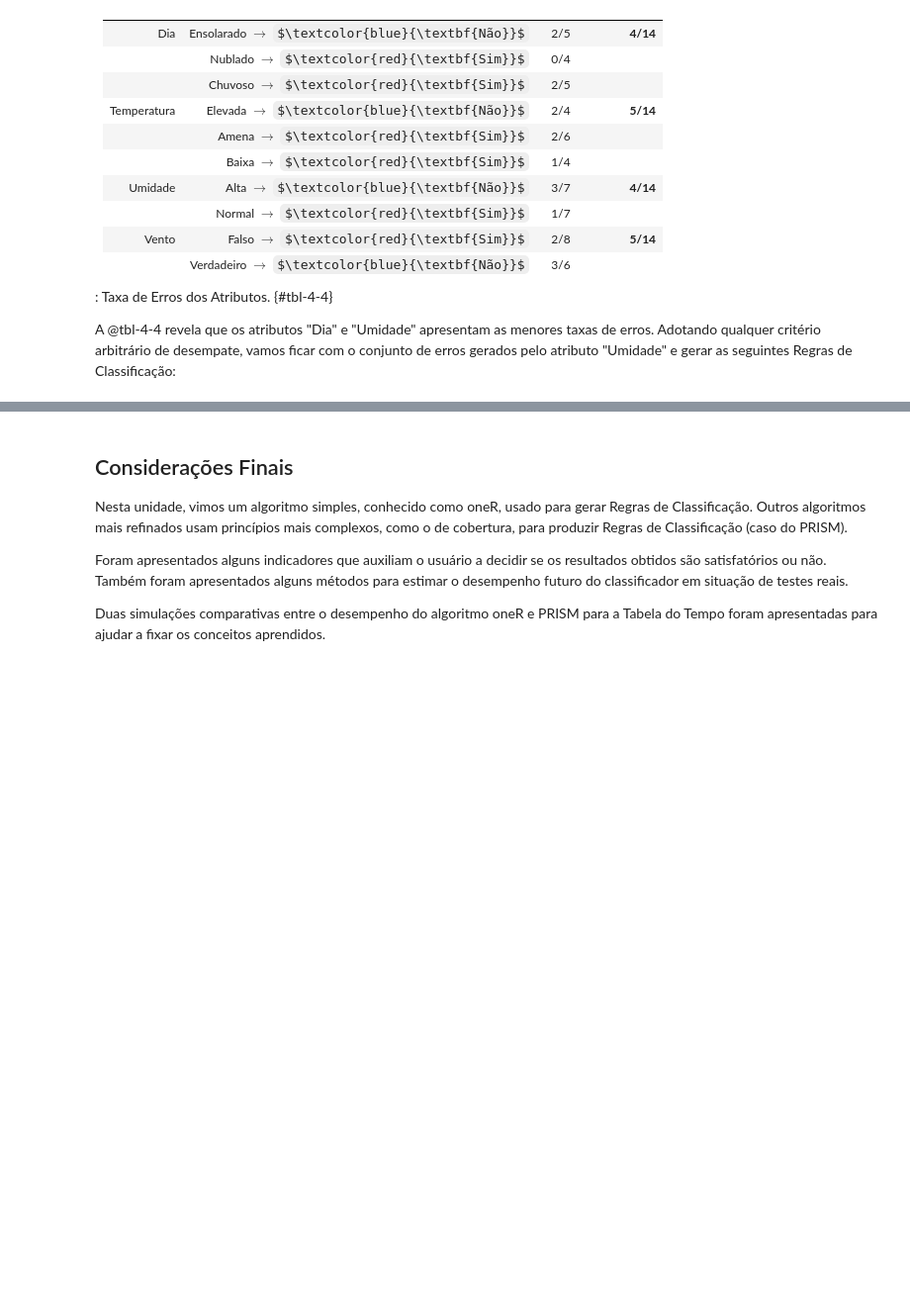
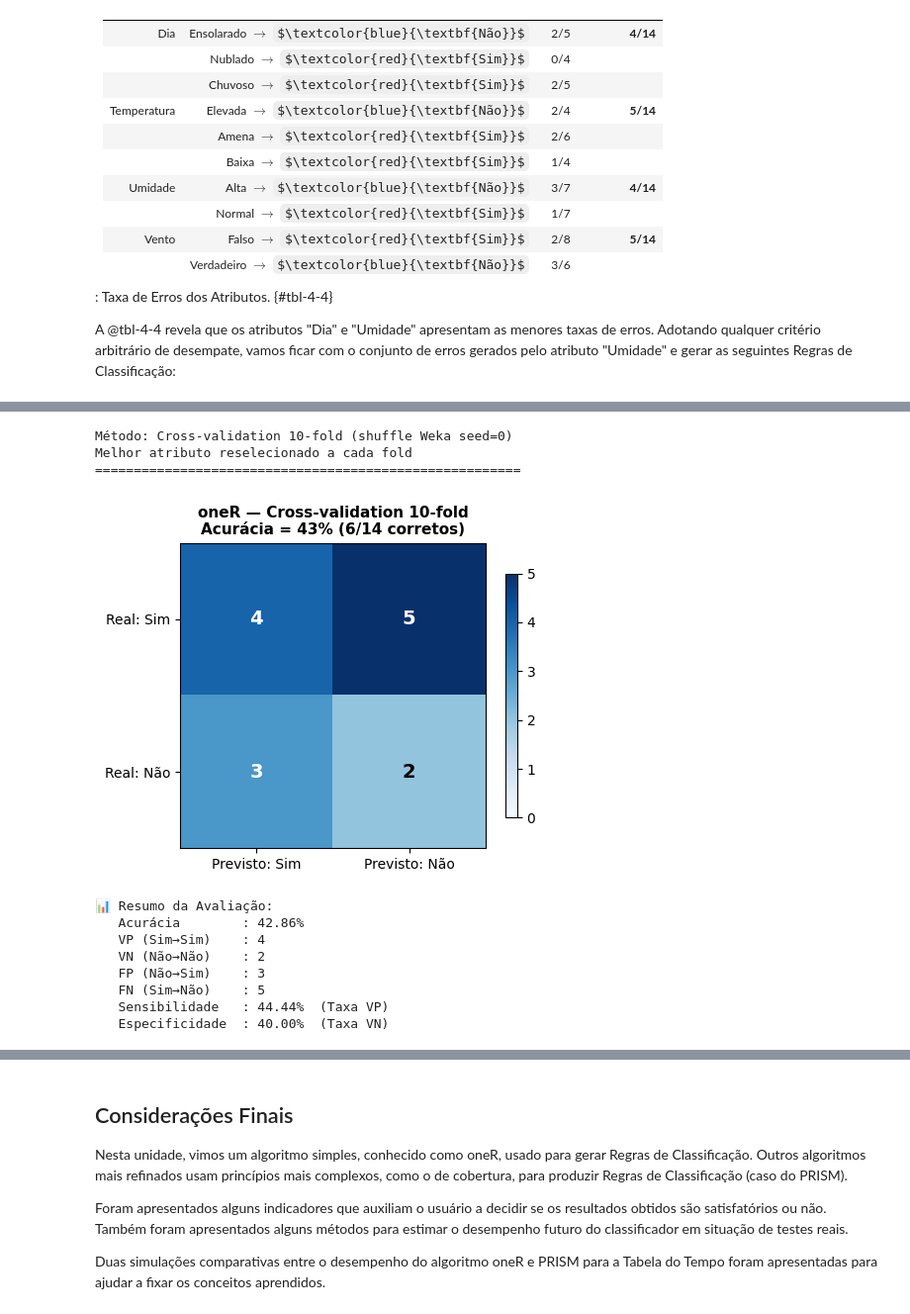
Before and after one commit to fzampirolli/si-md2, a Jupyter notebook: si-md2/cap04/cap04.ipynb, the cells around one changed output, grey strips where cells are left out. Shown at 99% size. Saved outputs shown, nothing was run; the diff lists cells and outputs as text; code cells hidden in the pictures; some formulas as TeX source; blank space fills up the shorter version.

```diff
--- a/si-md2/cap04/cap04.ipynb
+++ b/si-md2/cap04/cap04.ipynb
@@ -588,0 +897,63 @@ Nesta série de simulações, o algoritmo *PRISM* produziu um classificador com
+# %%
+#| quarto-raw: false
+#| label: fig-4-pratica4a
+#| fig-cap: "Matriz de Confusão — oneR com *Cross-validation* 10-fold (Tabela do Tempo)."
+#| echo: true
+#| output: true
+
+# O Weka embaralha os dados internamente com o gerador Java Random antes de
+# dividir em folds. A função abaixo reproduz esse shuffle exato (Fisher-Yates
+# com LCG Java), permitindo replicar os resultados do Weka com weka_seed=0.
+from sklearn.model_selection import KFold
+
+def weka_shuffle(n, seed=0):
+    """Reproduz o embaralhamento interno do Weka (Java Random, Fisher-Yates)."""
+    indices = list(range(n))
+    state = (seed ^ 0x5DEECE66D) & ((1 << 48) - 1)
+    for i in range(n - 1, 0, -1):
+        state = (state * 0x5DEECE66D + 0xB) & ((1 << 48) - 1)
+        j = (state >> 17) % (i + 1)
+        indices[i], indices[j] = indices[j], indices[i]
+    return indices
+
+def onek_cv_weka(df, atributos, classe, k=10, weka_seed=0):
+    """CV k-fold com shuffle do Weka e reseleção do melhor atributo por fold."""
+    perm = weka_shuffle(len(df), weka_seed)
+    df_s = df.iloc[perm].reset_index(drop=True)
+    kf = KFold(n_splits=k, shuffle=False)
+    todos_reais, todos_pred = [], []
+    for tr_idx, te_idx in kf.split(df_s):
+        df_tr = df_s.iloc[tr_idx]
+        # Reseleciona melhor atributo no treino deste fold
+        best_attr = None; best_e = float("inf"); best_r = {}
+        for attr in atributos:
+            r, e = one_r_atributo(df_tr, attr, classe)
+            if e < best_e:
+                best_e = e; best_attr = attr; best_r = r
+        maj = Counter(df_tr[classe].tolist()).most_common(1)[0][0]
+        for idx in te_idx:
+            row = df_s.iloc[idx]
+            todos_reais.append(row[classe])
+            todos_pred.append(best_r.get(row[best_attr], maj))
+    return todos_reais, todos_pred
+
+K = 10
+reais_cv, pred_cv = onek_cv_weka(df_tempo, ATRIBUTOS, CLASSE, k=K, weka_seed=0)
+print(f"Método: Cross-validation {K}-fold (shuffle Weka seed=0)")
+print(f"Melhor atributo reselecionado a cada fold")
+print("=" * 55)
+plotar_matriz(reais_cv, pred_cv, classes_ord,
+              titulo=f"oneR — Cross-validation {K}-fold")
+# %% [output]
+Método: Cross-validation 10-fold (shuffle Weka seed=0)
+Melhor atributo reselecionado a cada fold
+=======================================================
+[figure, added]
+📊 Resumo da Avaliação:
+   Acurácia        : 42.86%
+   VP (Sim→Sim)    : 4
+   VN (Não→Não)    : 2
+   FP (Não→Sim)    : 3
+   FN (Sim→Não)    : 5
+   Sensibilidade   : 44.44%  (Taxa VP)
+   Especificidade  : 40.00%  (Taxa VN)
```
Also changed, not shown: parts of 30 cells of this notebook, 14 other files.
